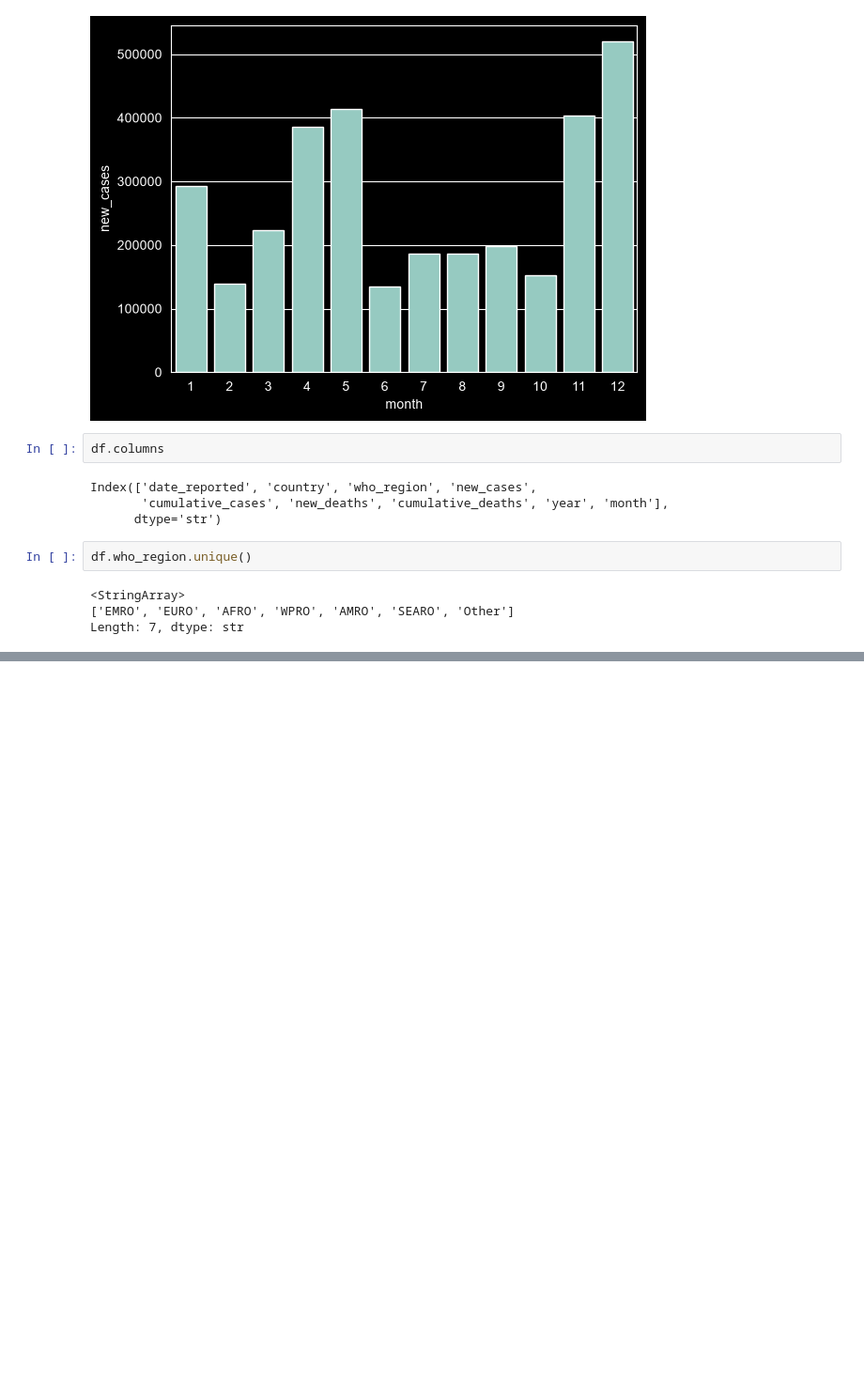
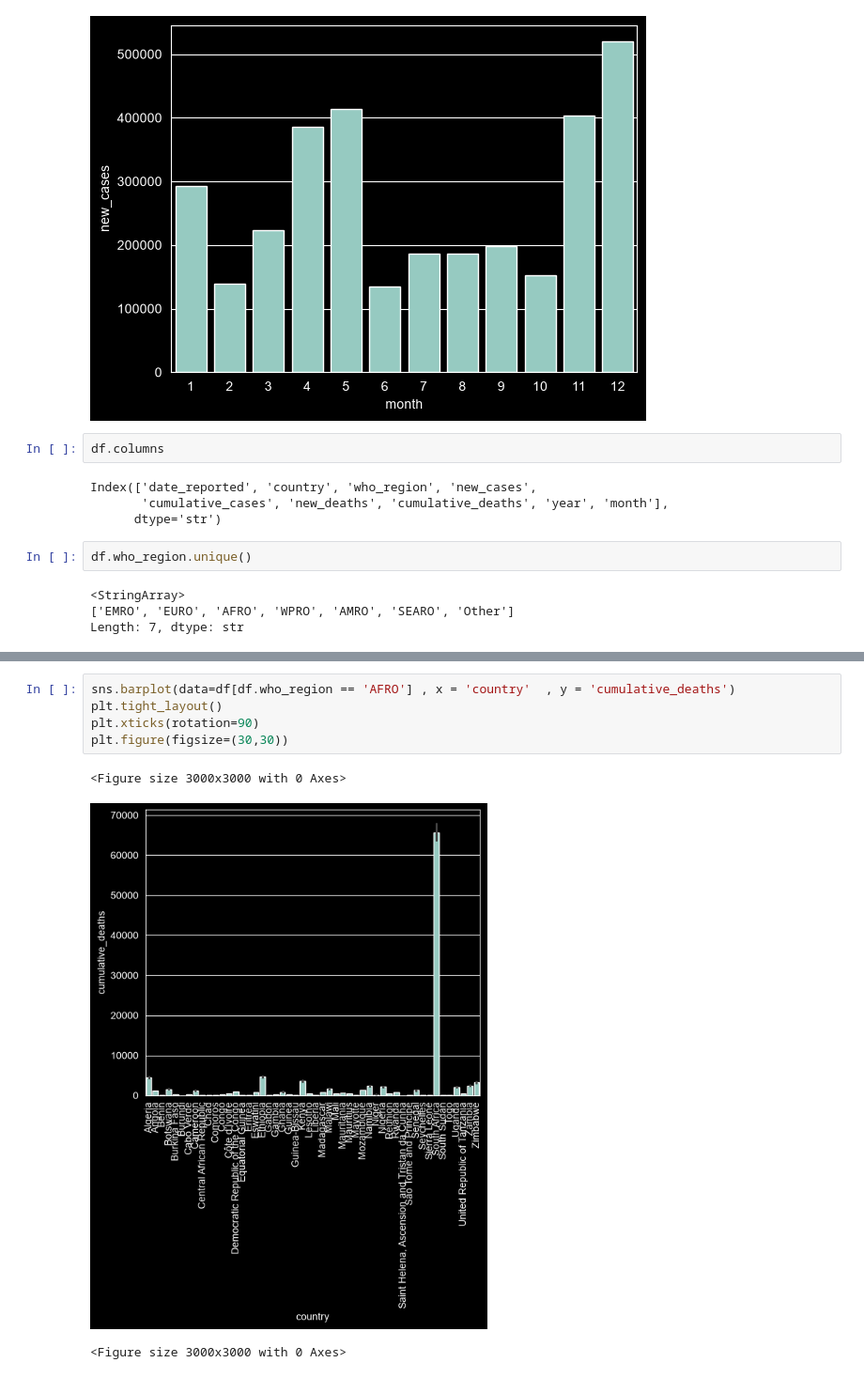
Before and after one commit to shea3booo/Covid-19-EDA, a Jupyter notebook: Covid_19.ipynb, the cells around one changed output, grey strips where cells are left out. Shown at 94% size. Cells and saved outputs as stored; diff of their text form; blank space fills up the shorter version.

```diff
--- a/Covid_19.ipynb
+++ b/Covid_19.ipynb
@@ -346,0 +377,9 @@ Length: 7, dtype: str
+# %%
+sns.barplot(data=df[df.who_region == 'AFRO'] , x = 'country'  , y = 'cumulative_deaths')
+plt.tight_layout()
+plt.xticks(rotation=90)
+plt.figure(figsize=(30,30))
+# %% [output]
+<Figure size 3000x3000 with 0 Axes>
+[figure, added]
+<Figure size 3000x3000 with 0 Axes>
```
Also changed, not shown: parts of 4 cells of this notebook.
